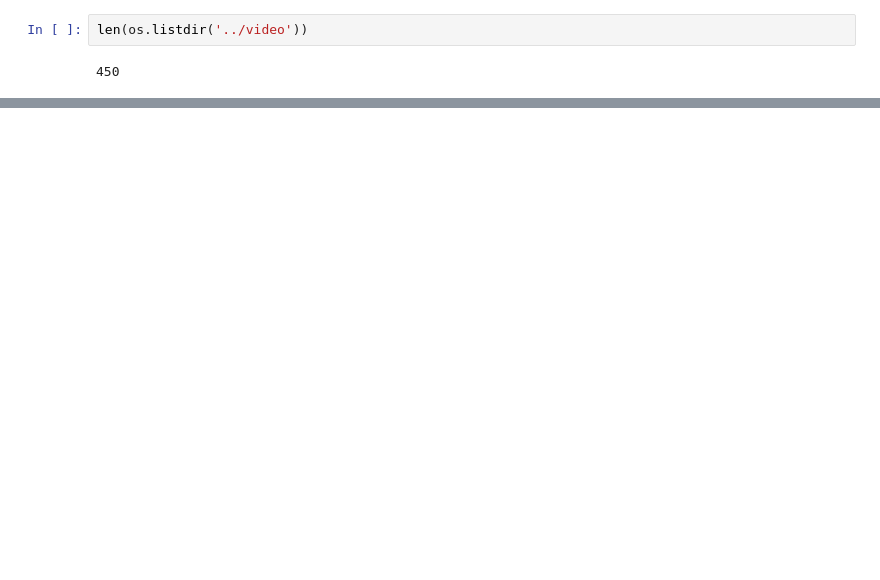
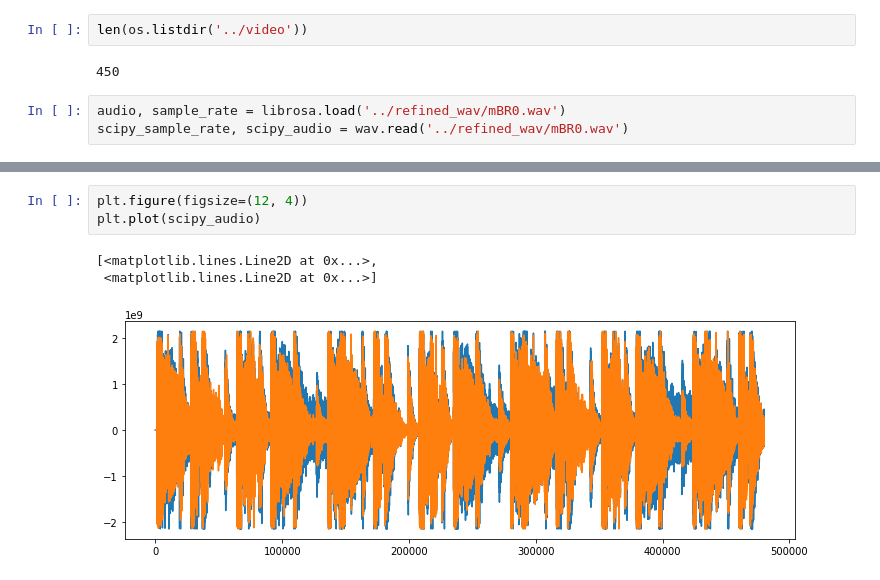
Before and after one commit to Toubat/D.U.M, a Jupyter notebook: experiment/dataset_preprocessing.ipynb, the cells around one changed output, grey strips where cells are left out. Cells and saved outputs as stored; diff of their text form; blank space fills up the shorter version.

Commit message:
fix audio conversion bug, update conversion rule

```diff
--- a/experiment/dataset_preprocessing.ipynb
+++ b/experiment/dataset_preprocessing.ipynb
@@ -204,3 +208,6 @@ write('../test.wav', 22050, audio.squeeze())
 len(os.listdir('../video'))
 # %% [output]
 450
+# %%
+audio, sample_rate = librosa.load('../refined_wav/mBR0.wav')
+scipy_sample_rate, scipy_audio = wav.read('../refined_wav/mBR0.wav')
@@ -206,0 +220,7 @@ len(os.listdir('../video'))
+# %%
+plt.figure(figsize=(12, 4))
+plt.plot(scipy_audio)
+# %% [output]
+[<matplotlib.lines.Line2D at 0x...>,
+ <matplotlib.lines.Line2D at 0x...>]
+[figure, added]
```
Also changed, not shown: parts of 15 cells of this notebook, 4 other files.
